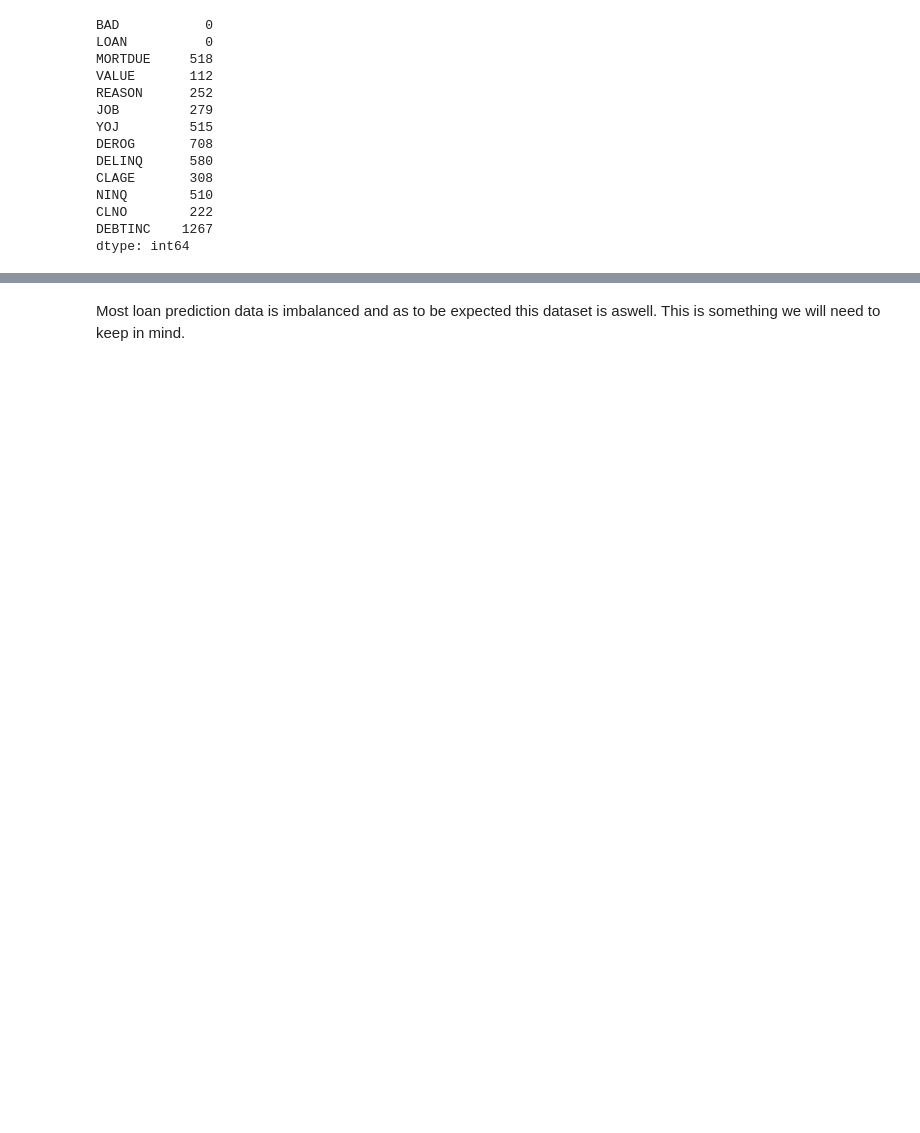
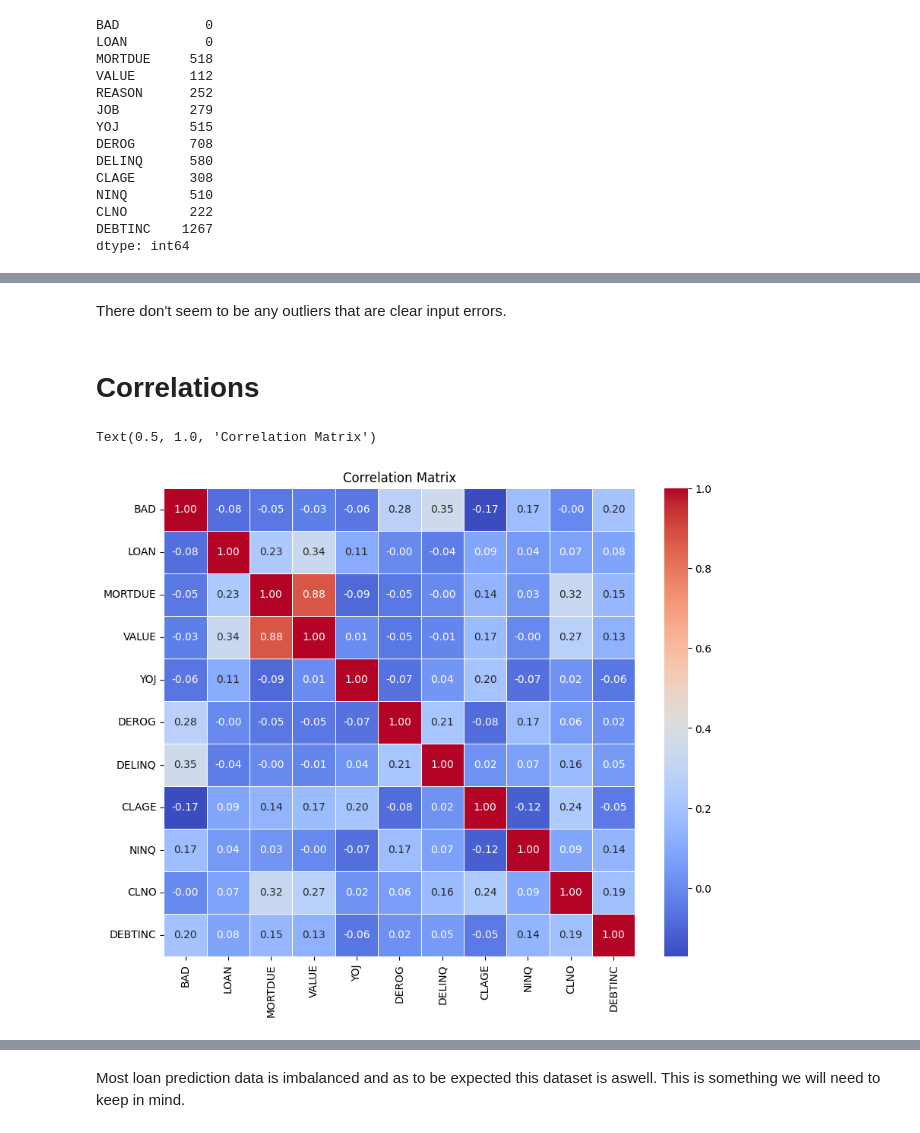
Before and after one commit to 4rn3/loan_default_prediction, a Jupyter notebook: data_analysis.ipynb, the cells around one changed output, grey strips where cells are left out. Drawn from its saved outputs; the diff is of its cells as text; code cells hidden in the pictures; blank space fills up the shorter version.

```diff
--- a/data_analysis.ipynb
+++ b/data_analysis.ipynb
@@ -79,0 +128,13 @@ We see quite a few null values which will need to be imputed or taken care off.
+# %% [markdown]
+There don't seem to be any outliers that are clear input errors.<br>
+# %% [markdown]
+# Correlations
+# %%
+corr_df = df.drop(["JOB", "REASON"], axis=1)
+correlation_matrix = corr_df.corr()
+plt.figure(figsize=(10, 8))
+sns.heatmap(correlation_matrix, annot=True, cmap='coolwarm', fmt=".2f", linewidths=.5)
+plt.title("Correlation Matrix")
+# %% [output]
+Text(0.5, 1.0, 'Correlation Matrix')
+[figure, added]
```
Also changed, not shown: parts of 24 cells of this notebook.
